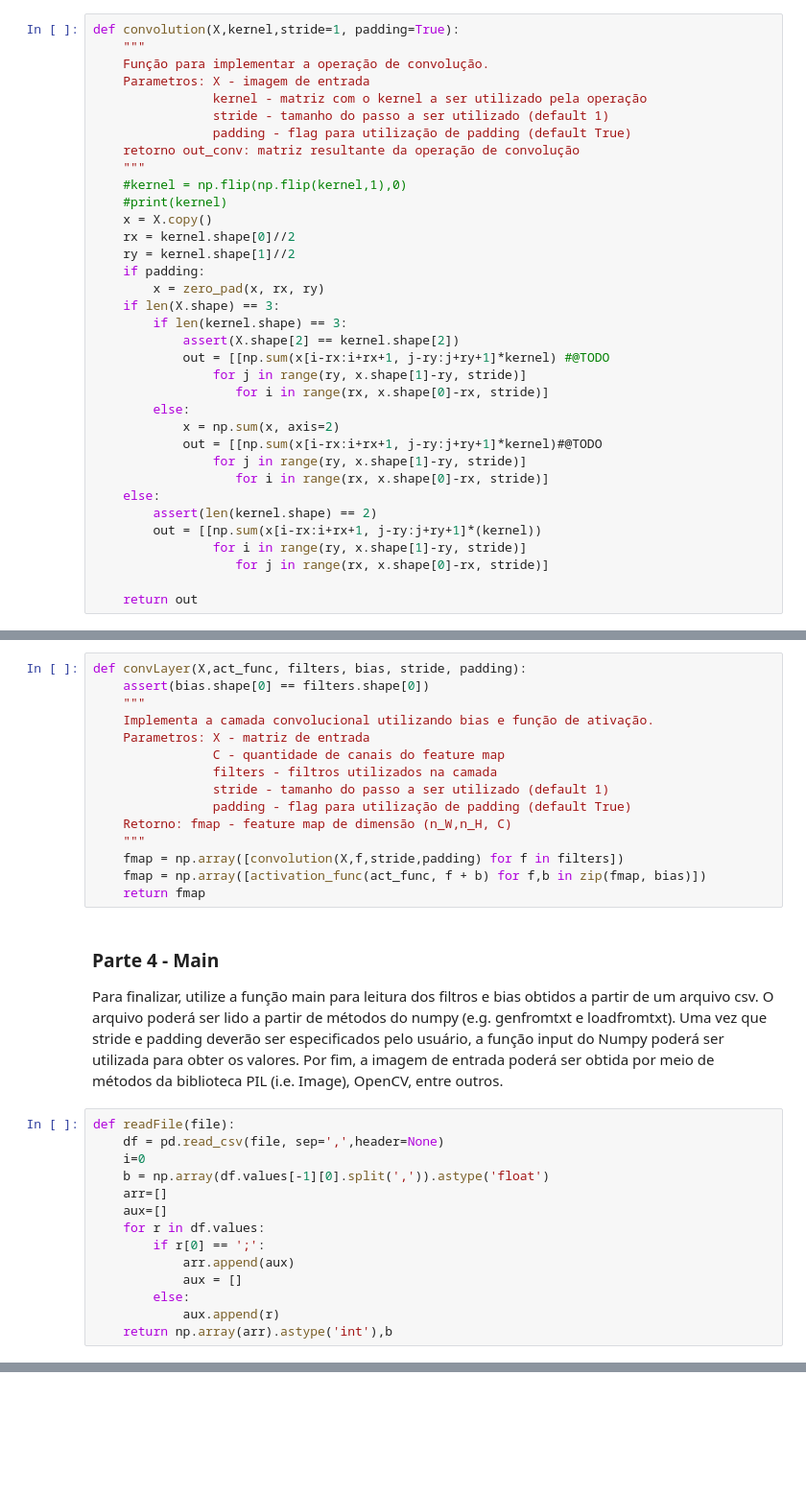
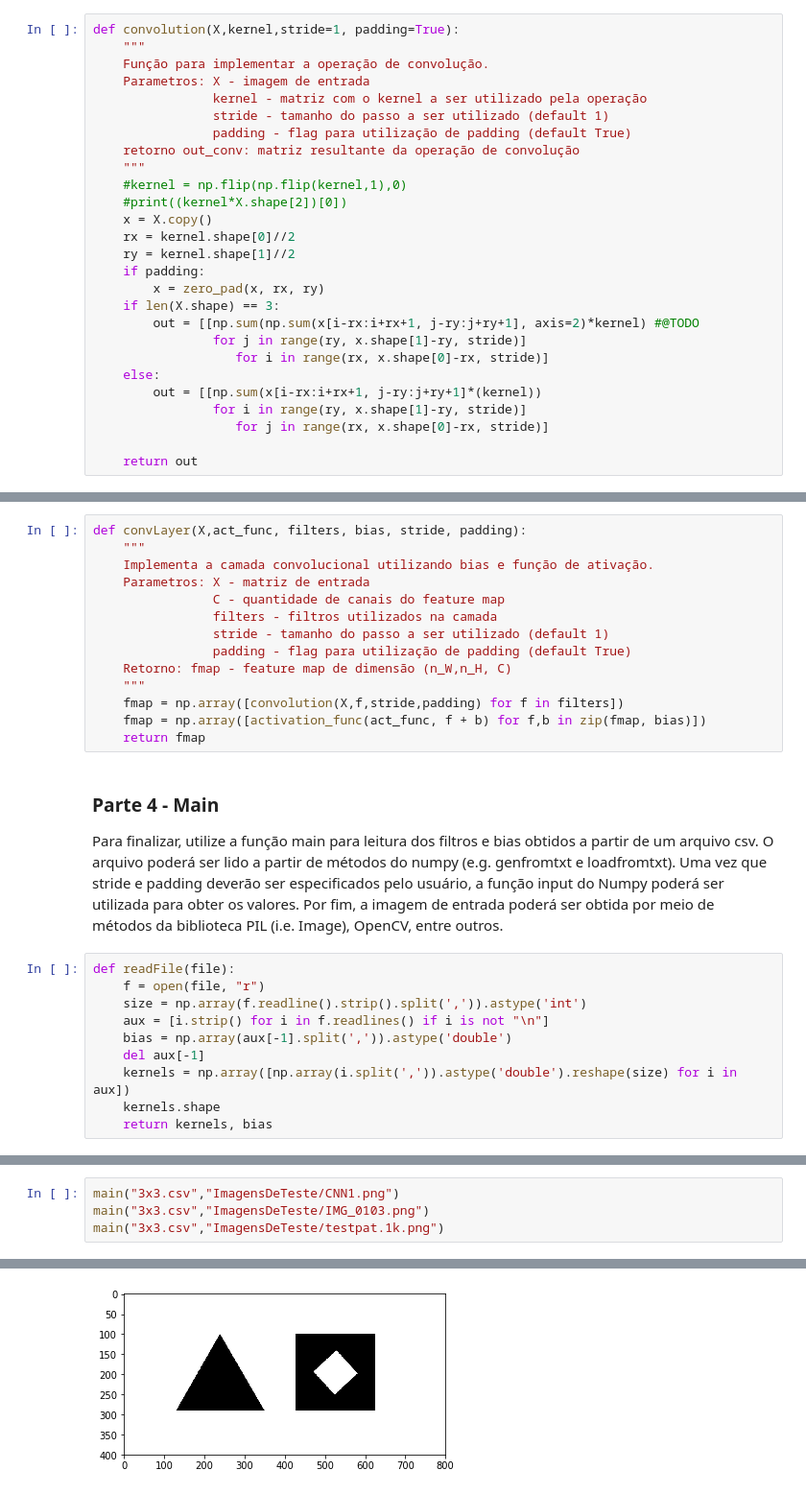
Before and after one commit to lukeflima/2DConvolution, a Jupyter notebook: Convoluções - Trabalho 1.ipynb, the cells around one changed output, grey strips where cells are left out. Shown at 96% size. Saved outputs shown, nothing was run; the diff lists cells and outputs as text; blank space fills up the shorter version.

Commit message:
Read file fixed

```diff
--- a/Convoluções - Trabalho 1.ipynb
+++ b/Convoluções - Trabalho 1.ipynb
@@ -72,25 +72,17 @@ def convolution(X,kernel,stride=1, padding=True):
     retorno out_conv: matriz resultante da operação de convolução
     """
     #kernel = np.flip(np.flip(kernel,1),0)
-    #print(kernel)
+    #print((kernel*X.shape[2])[0])
     x = X.copy()
     rx = kernel.shape[0]//2
     ry = kernel.shape[1]//2
     if padding:
         x = zero_pad(x, rx, ry)
     if len(X.shape) == 3:
-        if len(kernel.shape) == 3:
-            assert(X.shape[2] == kernel.shape[2])
-            out = [[np.sum(x[i-rx:i+rx+1, j-ry:j+ry+1]*kernel) #@TODO
-                for j in range(ry, x.shape[1]-ry, stride)]
-                   for i in range(rx, x.shape[0]-rx, stride)]
-        else:
-            x = np.sum(x, axis=2)
-            out = [[np.sum(x[i-rx:i+rx+1, j-ry:j+ry+1]*kernel)#@TODO
+        out = [[np.sum(np.sum(x[i-rx:i+rx+1, j-ry:j+ry+1], axis=2)*kernel) #@TODO
                 for j in range(ry, x.shape[1]-ry, stride)]
                    for i in range(rx, x.shape[0]-rx, stride)]
     else:
-        assert(len(kernel.shape) == 2)
         out = [[np.sum(x[i-rx:i+rx+1, j-ry:j+ry+1]*(kernel))
                 for i in range(ry, x.shape[1]-ry, stride)]
                    for j in range(rx, x.shape[0]-rx, stride)]
@@ -159,7 +151,6 @@ def visualize_fmap(X):
     plt.show()
 # %%
 def convLayer(X,act_func, filters, bias, stride, padding):
-    assert(bias.shape[0] == filters.shape[0])
     """
     Implementa a camada convolucional utilizando bias e função de ativação.
     Parametros: X - matriz de entrada
@@ -176,18 +167,14 @@ def convLayer(X,act_func, filters, bias, stride, padding):
 ### Parte 4 - Main
 
 Para finalizar, utilize a função main para leitura dos filtros e bias obtidos a partir de um arquivo csv. O arquivo poderá ser lido a partir de métodos do numpy (e.g. genfromtxt e loadfromtxt). Uma vez que stride e padding deverão ser especificados pelo usuário, a função input do Numpy poderá ser utilizada para obter os valores. Por fim, a imagem de entrada poderá ser obtida por meio de métodos da biblioteca PIL (i.e. Image), OpenCV, entre outros.
-# %%
-def readFile(file):
-    df = pd.read_csv(file, sep=',',header=None)
-    i=0
-    b = np.array(df.values[-1][0].split(',')).astype('float')
-    arr=[]
-    aux=[]
-    for r in df.values:
-        if r[0] == ';':
-            arr.append(aux)
-            aux = []
-        else:
-            aux.append(r)
-    return np.array(arr).astype('int'),b
+# %%
+def readFile(file):
+    f = open(file, "r")
+    size = np.array(f.readline().strip().split(',')).astype('int')
+    aux = [i.strip() for i in f.readlines() if i is not "\n"]
+    bias = np.array(aux[-1].split(',')).astype('double')
+    del aux[-1]
+    kernels = np.array([np.array(i.split(',')).astype('double').reshape(size) for i in aux])
+    kernels.shape
+    return kernels, bias
 # %%
@@ -257,0 +196,5 @@ main()
+# %%
+main("3x3.csv","ImagensDeTeste/CNN1.png")
+main("3x3.csv","ImagensDeTeste/IMG_0103.png")
+main("3x3.csv","ImagensDeTeste/testpat.1k.png")
+# %% [output]
@@ -257,0 +203 @@ main()
+[figure, added]
```
Also changed, not shown: parts of 4 cells of this notebook, 6 other files.
